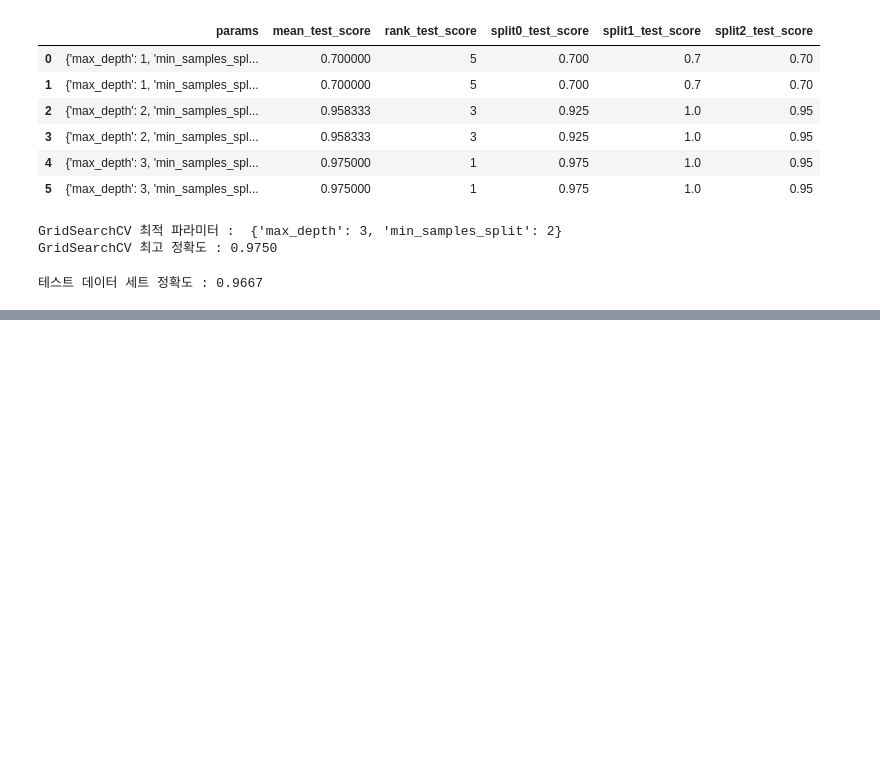
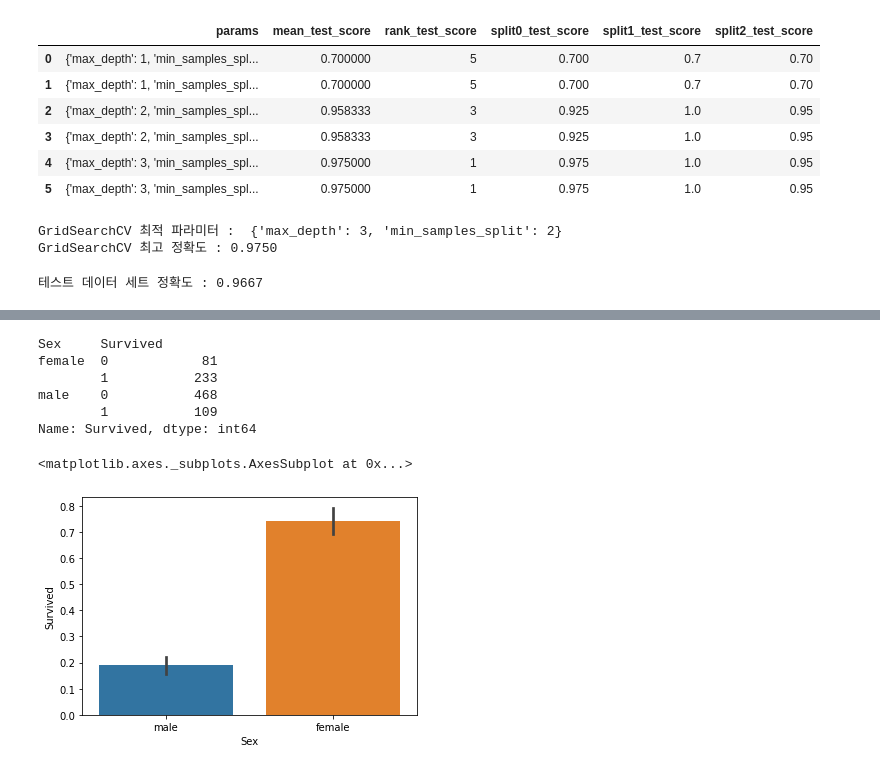
Before and after one commit to seongmin-97/MLstudy, a Jupyter notebook: 기초 다듬기/01주차 - 02. 사이킷런으로 시작하는 머신러닝.ipynb, the cells around one changed output, grey strips where cells are left out. Drawn from its saved outputs; the diff is of its cells as text; code cells hidden in the pictures; blank space fills up the shorter version.

```diff
--- a/기초 다듬기/01주차 - 02. 사이킷런으로 시작하는 머신러닝.ipynb
+++ b/기초 다듬기/01주차 - 02. 사이킷런으로 시작하는 머신러닝.ipynb
@@ -293,0 +480,9 @@ print('테스트 데이터 세트 정확도 : {0:.4f}'.format(accuracy_score(y_t
+# %%
+import numpy as np
+import pandas as pd
+import matplotlib.pyplot as plt
+import seaborn as sns
+%matplotlib inline
+
+titanic_df = pd.read_csv('./data/titanic_train.csv')
+titanic_df.head()
@@ -293,0 +517,7 @@ print('테스트 데이터 세트 정확도 : {0:.4f}'.format(accuracy_score(y_t
+# %%
+# Age는 Null값을 평균으로 채우고, Cabin, Embarked는 N으로 채움
+
+titanic_df['Age'].fillna(titanic_df['Age'].mean(), inplace=True)
+titanic_df['Cabin'].fillna('N', inplace=True)
+titanic_df['Embarked'].fillna('N', inplace=True)
+print('데이터 세트 Null 개수 : ', titanic_df.isnull().sum().sum())
@@ -293,0 +550,6 @@ print('테스트 데이터 세트 정확도 : {0:.4f}'.format(accuracy_score(y_t
+# %%
+# 다른 것은 큰 문제가 없는데, Cabin의 경우 N이 687로 압도적이다.
+# 그런데 데이터를 보면 앞의 알파벳이 중요해 보이므로 이를 토대로 정리해보자.
+
+titanic_df['Cabin'] = titanic_df['Cabin'].str[:1]
+titanic_df['Cabin'].value_counts()
@@ -293,0 +567,20 @@ print('테스트 데이터 세트 정확도 : {0:.4f}'.format(accuracy_score(y_t
+# %%
+# 영화에서 구조 순서 : 여성 아이들 노약자 다음으로 부자, 유명인
+# 일단 성별에 따라 생존자 수를 비교해보자.
+
+titanic_df.groupby(['Sex', 'Survived'])['Survived'].count()
+# %% [output]
+Sex     Survived
+female  0            81
+        1           233
+male    0           468
+        1           109
+Name: Survived, dtype: int64
+# %%
+# 비교적 여성의 생존률이 높다.
+# 그래프로 이를 다시 한 번 확인해보자.
+
+sns.barplot(x='Sex', y='Survived', data=titanic_df)
+# %% [output]
+<matplotlib.axes._subplots.AxesSubplot at 0x...>
+[figure, added]
```
Also changed, not shown: parts of 27 cells of this notebook.
